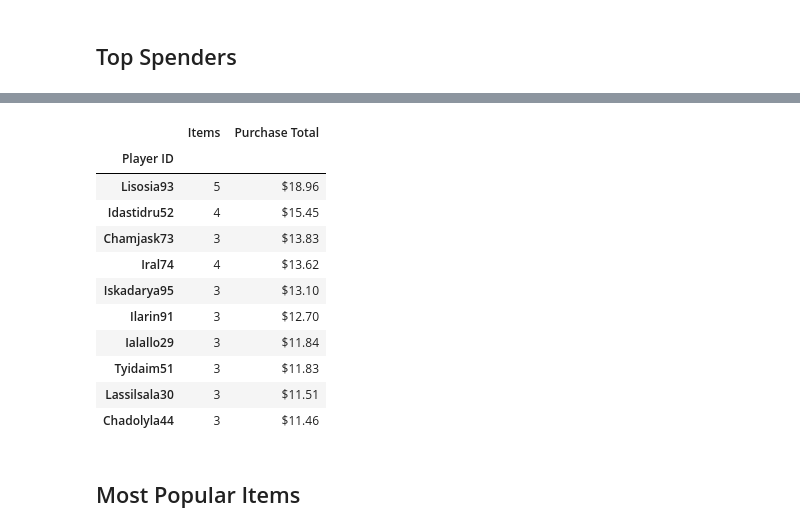
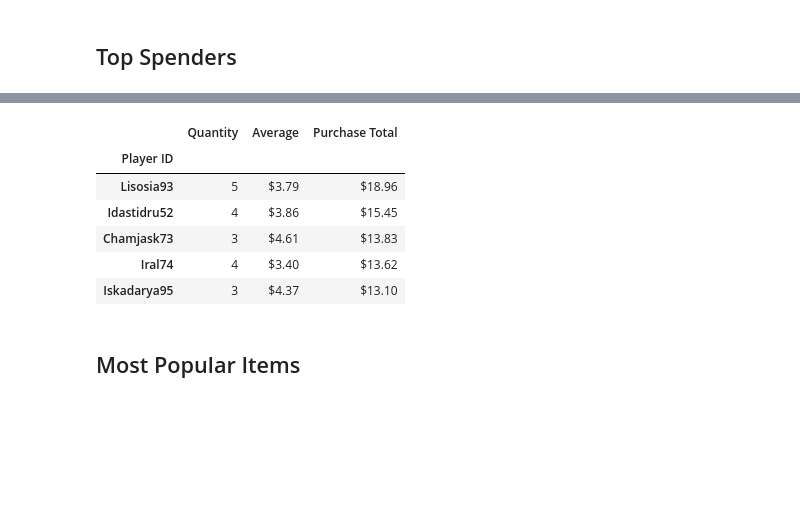
Before and after one commit to newton1021/pandas_challenge, a Jupyter notebook: HeroesOfPymoli/HeroesOfPymoli_starter.ipynb, the cells around one changed output, grey strips where cells are left out. Cells and saved outputs as stored; diff of their text form; code cells hidden in the pictures; blank space fills up the shorter version.

```diff
--- a/HeroesOfPymoli/HeroesOfPymoli_starter.ipynb
+++ b/HeroesOfPymoli/HeroesOfPymoli_starter.ipynb
@@ -246,27 +204,26 @@ byAge
 # %%
-top_df = purchase_data.groupby(['SN'])['Price'].agg(['count', 'sum'])
+top_df = purchase_data.groupby(['SN'])['Price'].agg(['count', 'mean', 'sum'])
 top_df = top_df.reset_index()
 top_df.rename(columns={'SN' : 'Player ID',
-                         'count' : 'Items',
+                         'count' : 'Quantity',
+                       'mean': 'Average',
                         'sum': 'Purchase Total'
                         }, inplace = True)
 
 top_df.sort_values('Purchase Total',ascending = False, inplace = True)
 top_df = top_df.set_index('Player ID')
 top_df['Purchase Total'] = top_df['Purchase Total'].map('${:0.2f}'.format)
-top_df.head(10)
+top_df['Average'] = top_df['Average'].map('${:0.2f}'.format)
+
+
+top_df.iloc[:5,:]
 # %% [output]
-|  | Items | Purchase Total |
-| Player ID |  |  |
-| Lisosia93 | 5 | $18.96 |
-| Idastidru52 | 4 | $15.45 |
-| Chamjask73 | 3 | $13.83 |
-| Iral74 | 4 | $13.62 |
-| Iskadarya95 | 3 | $13.10 |
-| Ilarin91 | 3 | $12.70 |
-| Ialallo29 | 3 | $11.84 |
-| Tyidaim51 | 3 | $11.83 |
-| Lassilsala30 | 3 | $11.51 |
-| Chadolyla44 | 3 | $11.46 |
+|  | Quantity | Average | Purchase Total |
+| Player ID |  |  |  |
+| Lisosia93 | 5 | $3.79 | $18.96 |
+| Idastidru52 | 4 | $3.86 | $15.45 |
+| Chamjask73 | 3 | $4.61 | $13.83 |
+| Iral74 | 4 | $3.40 | $13.62 |
+| Iskadarya95 | 3 | $4.37 | $13.10 |
 # %% [markdown]
 ## Most Popular Items
```
Also changed, not shown: parts of 33 cells of this notebook.
